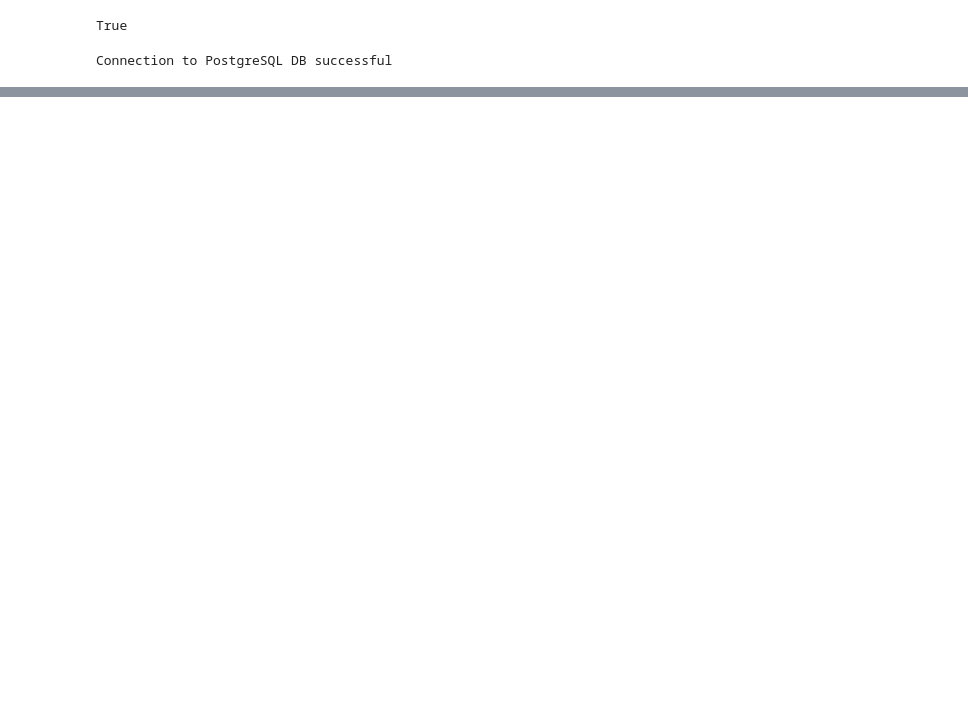
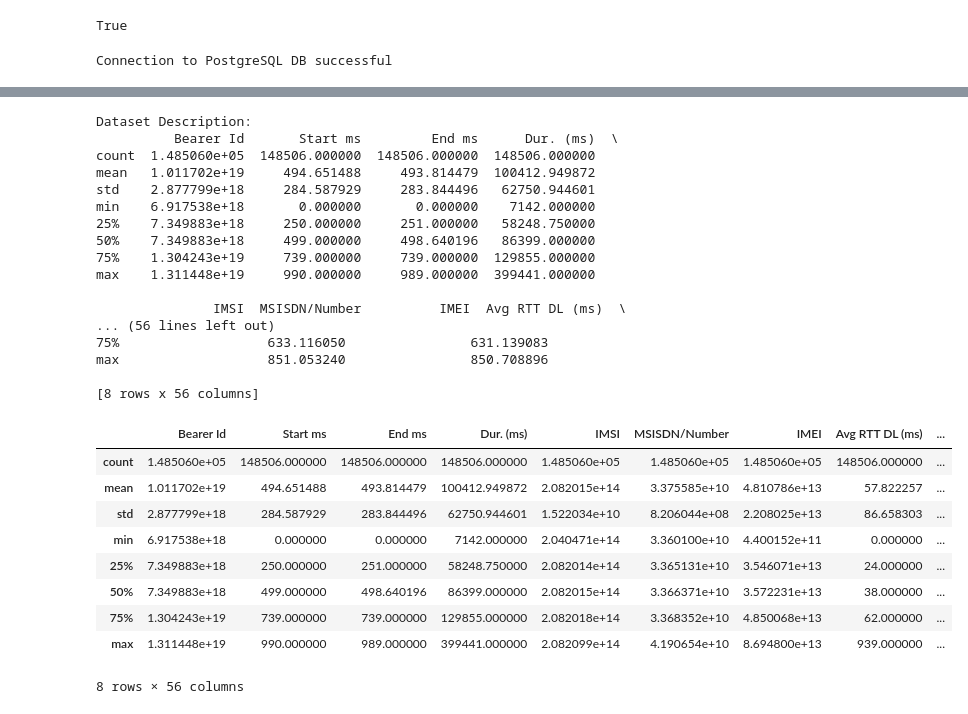
Before and after one commit to fsefu/customer-insights-analytics, a Jupyter notebook: notebooks/over_view_analysis.ipynb, the cells around one changed output, grey strips where cells are left out. Drawn from its saved outputs; the diff is of its cells as text; code cells hidden in the pictures; blank space fills up the shorter version.

```diff
--- a/notebooks/over_view_analysis.ipynb
+++ b/notebooks/over_view_analysis.ipynb
@@ -59,0 +210,32 @@ Connection closed.
+# %%
+eda = TelecomEDA(cleaned_df)
+
+eda.describe_variables()
+# %% [output]
+Dataset Description:
+          Bearer Id       Start ms         End ms      Dur. (ms)  \
+count  1.485060e+05  148506.000000  148506.000000  148506.000000
+mean   1.011702e+19     494.651488     493.814479  100412.949872
+std    2.877799e+18     284.587929     283.844496   62750.944601
+min    6.917538e+18       0.000000       0.000000    7142.000000
+25%    7.349883e+18     250.000000     251.000000   58248.750000
+50%    7.349883e+18     499.000000     498.640196   86399.000000
+75%    1.304243e+19     739.000000     739.000000  129855.000000
+max    1.311448e+19     990.000000     989.000000  399441.000000
+
+               IMSI  MSISDN/Number          IMEI  Avg RTT DL (ms)  \
+... (56 lines left out)
+75%                   633.116050                631.139083
+max                   851.053240                850.708896
+
+[8 rows x 56 columns]
+|  | Bearer Id | Start ms | End ms | Dur. (ms) | IMSI | MSISDN/Number | IMEI | Avg RTT DL (ms) | ... |
+| count | 1.485060e+05 | 148506.000000 | 148506.000000 | 148506.000000 | 1.485060e+05 | 1.485060e+05 | 1.485060e+05 | 148506.000000 | ... |
+| mean | 1.011702e+19 | 494.651488 | 493.814479 | 100412.949872 | 2.082015e+14 | 3.375585e+10 | 4.810786e+13 | 57.822257 | ... |
+| std | 2.877799e+18 | 284.587929 | 283.844496 | 62750.944601 | 1.522034e+10 | 8.206044e+08 | 2.208025e+13 | 86.658303 | ... |
+| min | 6.917538e+18 | 0.000000 | 0.000000 | 7142.000000 | 2.040471e+14 | 3.360100e+10 | 4.400152e+11 | 0.000000 | ... |
+| 25% | 7.349883e+18 | 250.000000 | 251.000000 | 58248.750000 | 2.082014e+14 | 3.365131e+10 | 3.546071e+13 | 24.000000 | ... |
+| 50% | 7.349883e+18 | 499.000000 | 498.640196 | 86399.000000 | 2.082015e+14 | 3.366371e+10 | 3.572231e+13 | 38.000000 | ... |
+| 75% | 1.304243e+19 | 739.000000 | 739.000000 | 129855.000000 | 2.082018e+14 | 3.368352e+10 | 4.850068e+13 | 62.000000 | ... |
+| max | 1.311448e+19 | 990.000000 | 989.000000 | 399441.000000 | 2.082099e+14 | 4.190654e+10 | 8.694800e+13 | 939.000000 | ... |
+8 rows × 56 columns
```
Also changed, not shown: parts of 20 cells of this notebook, 5 other files.
